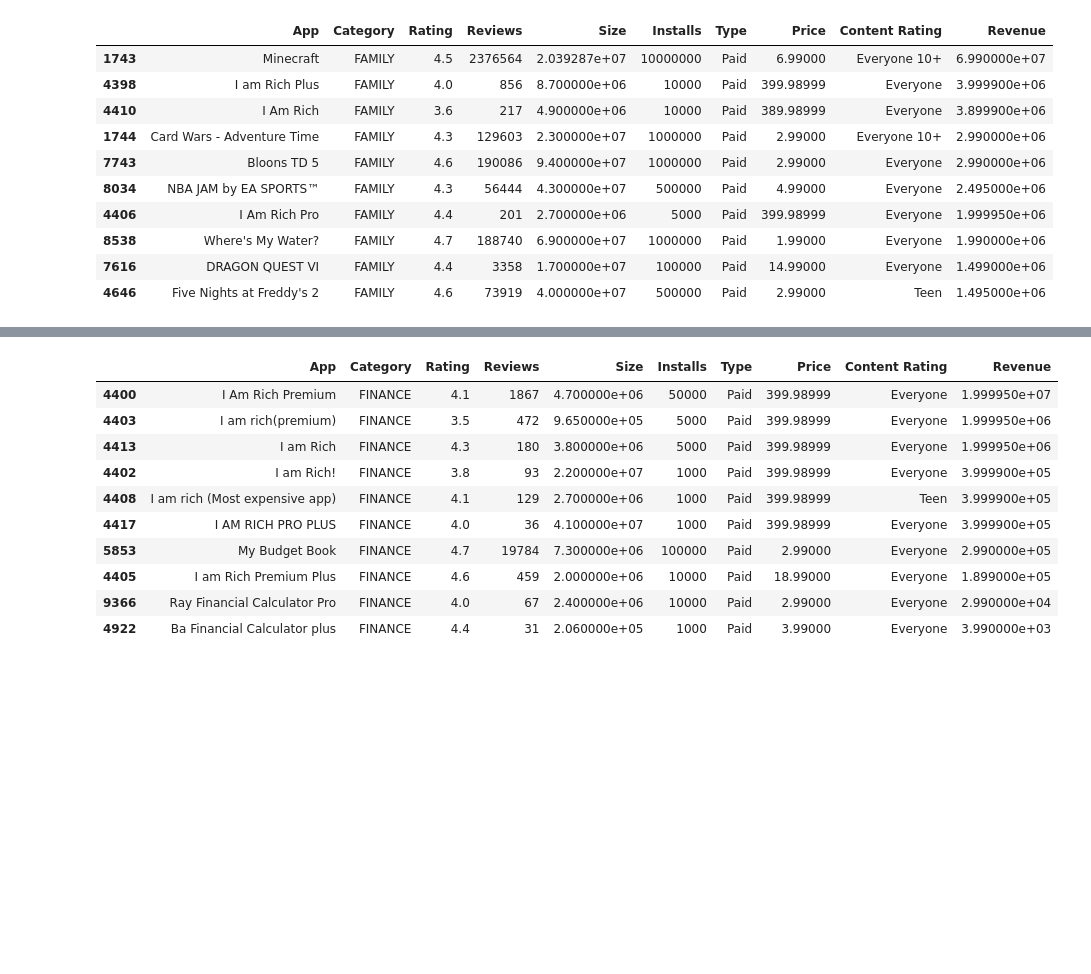
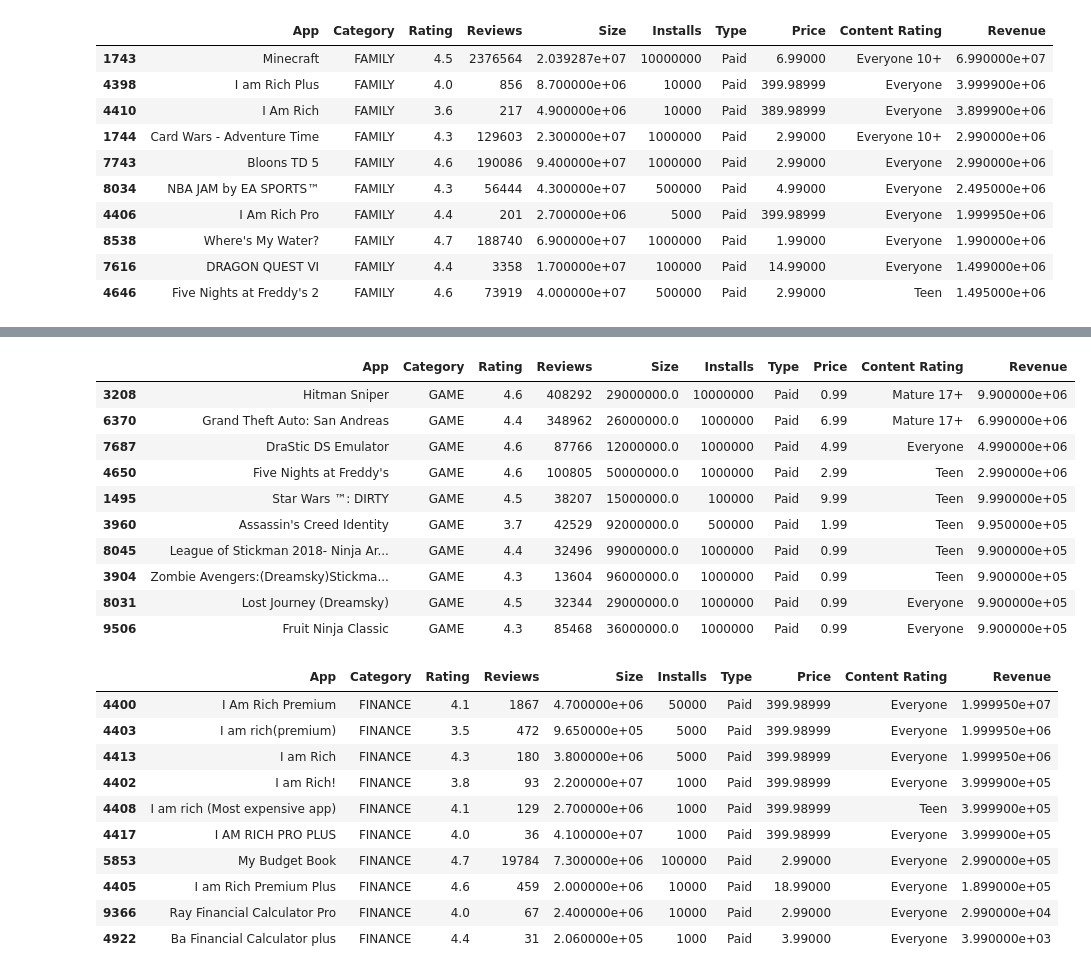
Before and after one commit to bahaozsahin/Develhope_Project-2_team-3, a Jupyter notebook: week2/week2_Baha.ipynb, the cells around one changed output, grey strips where cells are left out. Drawn from its saved outputs; the diff is of its cells as text; code cells hidden in the pictures; blank space fills up the shorter version.

```diff
--- a/week2/week2_Baha.ipynb
+++ b/week2/week2_Baha.ipynb
@@ -200,6 +200,20 @@ data.query('Category == "LIFESTYLE" and Type == "Paid"').sort_values('Revenue',
 | 4404 | I am Rich Person | LIFESTYLE | 4.2 | 134 | 1.800000e+06 | 1000 | Paid | 37.990002 | Everyone | 3.799000e+04 |
 | 3747 | Alarmy (Sleep If U Can) - Pro | LIFESTYLE | 4.8 | 10249 | 2.039287e+07 | 10000 | Paid | 2.490000 | Everyone | 2.490000e+04 |
 | 3721 | Kicker U | LIFESTYLE | 4.1 | 124 | 3.700000e+07 | 5000 | Paid | 3.990000 | Everyone | 1.995000e+04 |
+# %%
+data.query('Category == "GAME" and Type == "Paid"').sort_values('Revenue', ascending= False).head(10)
+# %% [output]
+|  | App | Category | Rating | Reviews | Size | Installs | Type | Price | Content Rating | Revenue |
+| 3208 | Hitman Sniper | GAME | 4.6 | 408292 | 29000000.0 | 10000000 | Paid | 0.99 | Mature 17+ | 9.900000e+06 |
+| 6370 | Grand Theft Auto: San Andreas | GAME | 4.4 | 348962 | 26000000.0 | 1000000 | Paid | 6.99 | Mature 17+ | 6.990000e+06 |
+| 7687 | DraStic DS Emulator | GAME | 4.6 | 87766 | 12000000.0 | 1000000 | Paid | 4.99 | Everyone | 4.990000e+06 |
+| 4650 | Five Nights at Freddy's | GAME | 4.6 | 100805 | 50000000.0 | 1000000 | Paid | 2.99 | Teen | 2.990000e+06 |
+| 1495 | Star Wars ™: DIRTY | GAME | 4.5 | 38207 | 15000000.0 | 100000 | Paid | 9.99 | Teen | 9.990000e+05 |
+| 3960 | Assassin's Creed Identity | GAME | 3.7 | 42529 | 92000000.0 | 500000 | Paid | 1.99 | Teen | 9.950000e+05 |
+| 8045 | League of Stickman 2018- Ninja Ar... | GAME | 4.4 | 32496 | 99000000.0 | 1000000 | Paid | 0.99 | Teen | 9.900000e+05 |
+| 3904 | Zombie Avengers:(Dreamsky)Stickma... | GAME | 4.3 | 13604 | 96000000.0 | 1000000 | Paid | 0.99 | Teen | 9.900000e+05 |
+| 8031 | Lost Journey (Dreamsky) | GAME | 4.5 | 32344 | 29000000.0 | 1000000 | Paid | 0.99 | Everyone | 9.900000e+05 |
+| 9506 | Fruit Ninja Classic | GAME | 4.3 | 85468 | 36000000.0 | 1000000 | Paid | 0.99 | Everyone | 9.900000e+05 |
 # %%
 data.query('Category == "FINANCE" and Type == "Paid"').sort_values('Revenue', ascending= False).head(10)
 # %% [output]
```
